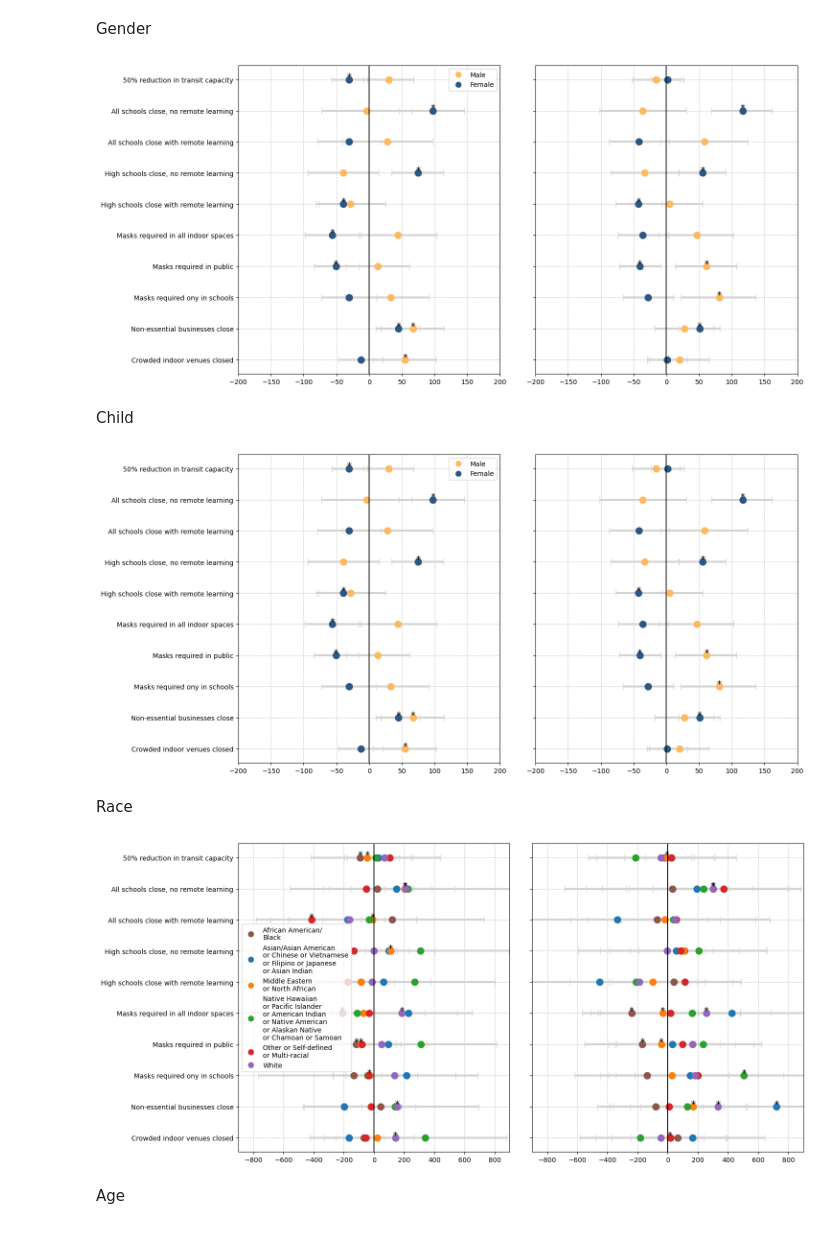
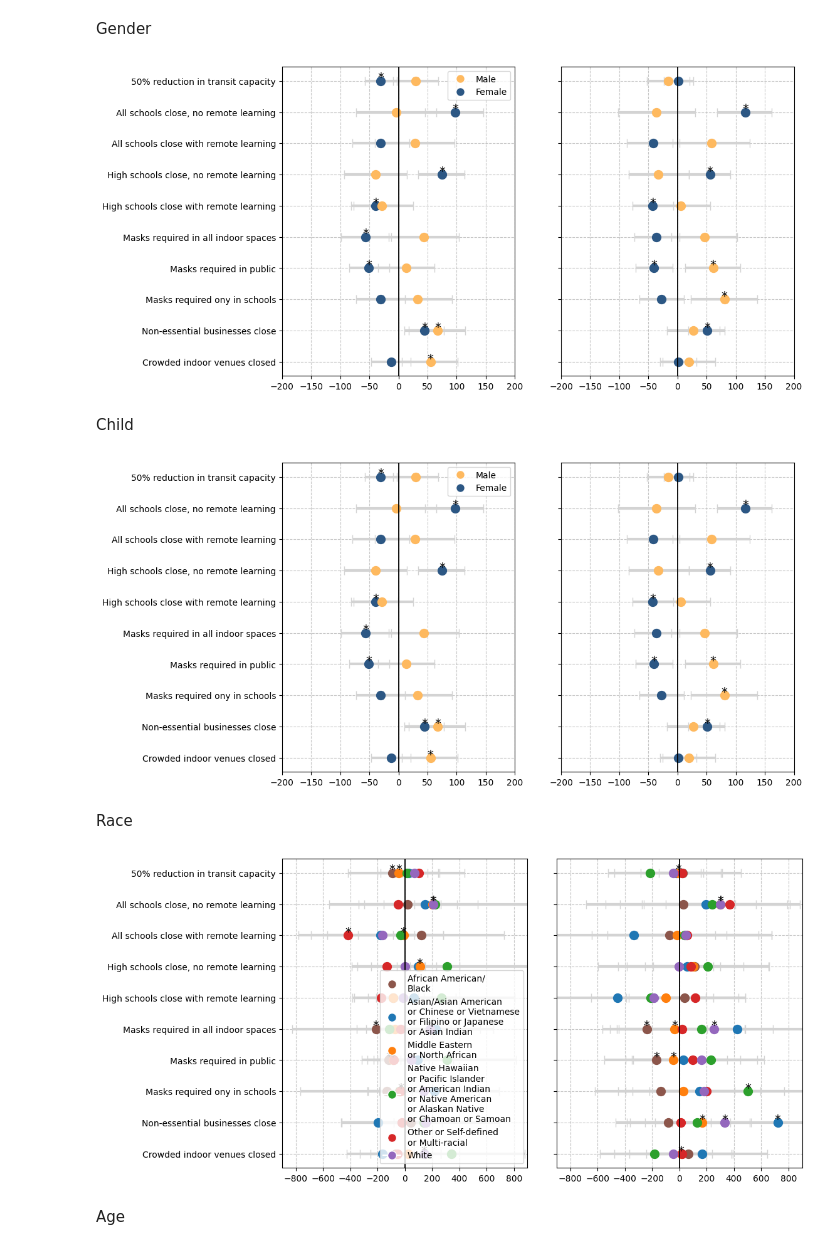
Before and after one commit to yaesoubilab/dces_for_npis, a Jupyter notebook: graphs_for_Reza.ipynb, the cells around one changed output. Drawn from its saved outputs; the diff is of its cells as text; code cells hidden in the pictures.

Commit message:
harvard figures

```diff
--- a/graphs_for_Reza.ipynb
+++ b/graphs_for_Reza.ipynb
@@ -5,6 +5,9 @@ import pandas as pd
 import matplotlib.pyplot as plt
 from matplotlib.lines import Line2D
 import numpy as np
+
+
+FIG_SIZE = (12, 6)
 # %% [markdown]
 Read in files
 # %%
@@ -337,7 +338,7 @@ plt.show()
 # %% [markdown]
 Gender
 # %%
-fig, ax= plt.subplots(1, 2, figsize=(15.5, 7.5))
+fig, ax= plt.subplots(1, 2, figsize=FIG_SIZE)
 
 ## Gender
 x_wtp_gender = []
@@ -425,11 +426,11 @@ plt.tight_layout(pad=3.0)
 
 plt.savefig('WTP_gender_both.png')
 # %% [output]
-[figure, old version]
+[figure, new version]
 # %% [markdown]
 Child
 # %%
-fig, ax= plt.subplots(1, 2, figsize=(15.5, 7.5))
+fig, ax= plt.subplots(1, 2, figsize=FIG_SIZE)
 
 ## Gender
 x_wtp_gender = []
@@ -517,11 +518,11 @@ plt.tight_layout(pad=3.0)
 
 plt.savefig('WTP_gender_both.png')
 # %% [output]
-[figure, old version]
+[figure, new version]
 # %% [markdown]
 Race
 # %%
-fig, ax = plt.subplots(1, 2, figsize=(15.5, 7.5))
+fig, ax = plt.subplots(1, 2, figsize=FIG_SIZE)
 
 ## Race
 x_wtp_race = []
@@ -582,34 +583,34 @@ ax[0].axvline(x=0, color='black', linestyle='-', linewidth=1.3)
 legend_elements_race = [
     Line2D([0], [0], marker='o', color='w', label='African American/\nBlack', markerfacecolor='#8c564b', markersize=10),
     Line2D([0], [0], marker='o', color='w', label='Asian/Asian American\nor Chinese or Vietnamese\nor Filipino or Japanese\nor Asian Indian', markerfacecolor='#1f77b4', markersize=10),
     Line2D([0], [0], marker='o', color='w', label='Middle Eastern\nor North African', markerfacecolor='#ff7f0e', markersize=10),
     Line2D([0], [0], marker='o', color='w', label='Native Hawaiian\nor Pacific Islander\nor American Indian\nor Native American\nor Alaskan Native\nor Chamoan or Samoan', markerfacecolor='#2ca02c', markersize=10),
     Line2D([0], [0], marker='o', color='w', label='Other or Self-defined\nor Multi-racial', markerfacecolor='#d62728', markersize=10),
     Line2D([0], [0], marker='o', color='w', label='White', markerfacecolor='#9467bd', markersize=10)
 ]
 
 
 ax[0].legend(handles=legend_elements_race, loc='best')
 
 # Plot the filtered WTP and their confidence intervals on the second axis
 ax[1].errorbar(wtp_vaccine, x_wtp_race, xerr=[results_race_vaccine_filtered['WTP_mean'] - results_race_vaccine_filtered['WTP_CI_lower'], results_race_vaccine_filtered['WTP_CI_upper'] - results_race_vaccine_filtered['WTP_mean']], fmt='none', color='black', ecolor='lightgray', elinewidth=3, capsize=5)
 for i in range(len(wtp_vaccine)):
     ax[1].plot(wtp_vaccine[i], x_wtp_race[i], 'o', color=colors_coef_race[i], markersize=10)
 for i, p in enumerate(p_values_vaccine):
     if p < 0.05:
         ax[1].text(wtp_vaccine[i] + 0.001, x_wtp_race[i], '*', color='black', fontsize=14, ha='center')
 
 ax[1].set_ylabel('', fontsize=14)
 ax[1].set_yticks(np.arange(len(x_lab_single_plots)))
 ax[1].set_yticklabels("", rotation=0, ha='right', fontsize=10)
 ax[1].grid(True, linestyle='--', alpha=0.7)
 ax[1].axvline(x=0, color='black', linestyle='-', linewidth=1.3)
 ax[1].set_xlim(-900, 900)
 
 plt.tight_layout(pad=3.0)
 plt.savefig('WTP_race_both.png')
 # %% [output]
-[figure, old version]
+[figure, new version]
 # %% [markdown]
 Age
 # %%
```
Also changed, not shown: parts of 6 cells of this notebook, 1 other file.
